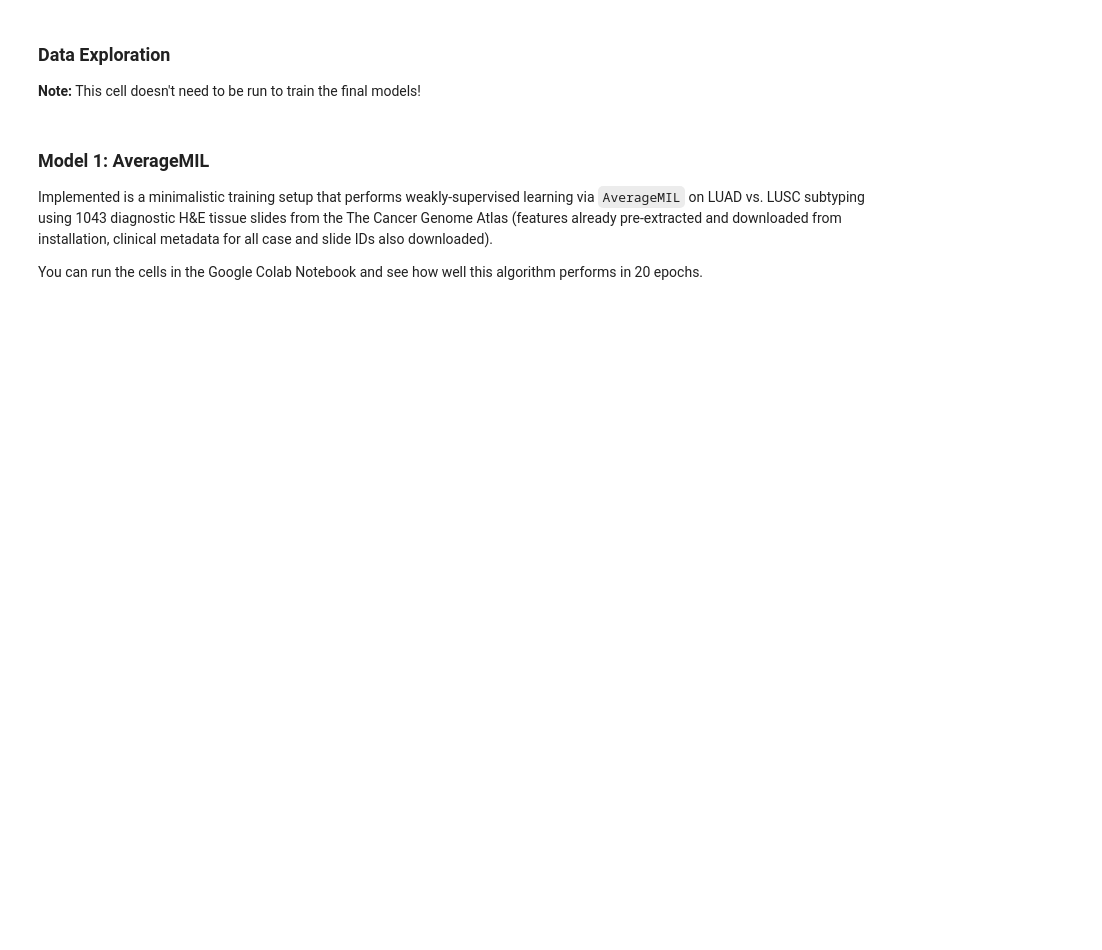
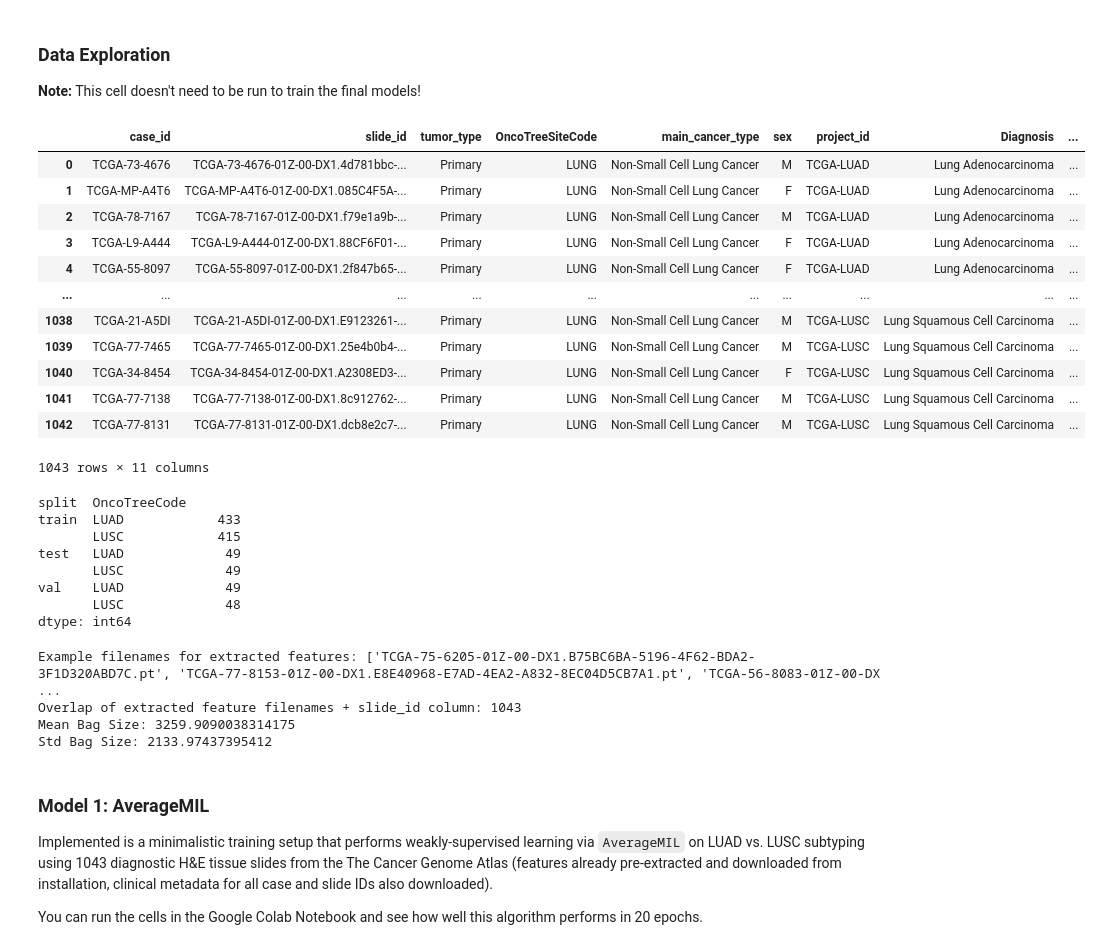
Before and after one commit to guillaumejaume/mil-tutorial, a Jupyter notebook: Session 2 -- Multiple Instance Learning.ipynb, the cells around one changed output. Cells and saved outputs as stored; diff of their text form; code cells hidden in the pictures; blank space fills up the shorter version.

```diff
--- a/Session 2 -- Multiple Instance Learning.ipynb
+++ b/Session 2 -- Multiple Instance Learning.ipynb
@@ -117,27 +152,57 @@ print("Bag Shape", np.vstack(H).shape)
 **Note:** This cell doesn't need to be run to train the final models!
 # %%
 # where we downloaded the features and label csv to
-feats_dirpath, csv_fpath = './feats_pt/', './tcga_lung_splits.csv'
+use_drive = False
+if use_drive:
+  feats_dirpath, csv_fpath = '/content/drive/My Drive/ai4healthsummerschool/feats_pt/', '/content/drive/My Drive/ai4healthsummerschool/tcga_lung_splits.csv'
+else:
+  feats_dirpath, csv_fpath = './feats_pt/', './tcga_lung_splits.csv'
 
 # label csv matches case_id (patient), slide_id (WSI image filename), and diagnosis (LUAD vs LUSC)
 # as well as pre-defined splits (train / val / test)
 df = pd.read_csv(csv_fpath)
 display(df)
 display(df[['split', 'OncoTreeCode']].value_counts())
 
 # extracted feature filenames + slide_id column match
 feats_pt_fnames = pd.Series(os.listdir(feats_dirpath))
 print("Example filenames for extracted features:", list(feats_pt_fnames[:5]))
 print("Overlap of extracted feature filenames + slide_id column:",
       len(set(df['slide_id']).intersection(set(feats_pt_fnames.str[:-3]))))
 
 # statistics about the size of each bag
 bag_sizes = []
 for e in os.scandir(feats_dirpath):
     feats_pt = torch.load(e.path)    # [M x d]-dim tensor
     bag_sizes.append(feats_pt.shape[0])
 print('Mean Bag Size:', np.mean(bag_sizes))
 print('Std Bag Size:', np.std(bag_sizes))
+# %% [output]
+|  | case_id | slide_id | tumor_type | OncoTreeSiteCode | main_cancer_type | sex | project_id | Diagnosis | ... |
+| 0 | TCGA-73-4676 | TCGA-73-4676-01Z-00-DX1.4d781bbc-... | Primary | LUNG | Non-Small Cell Lung Cancer | M | TCGA-LUAD | Lung Adenocarcinoma | ... |
+| 1 | TCGA-MP-A4T6 | TCGA-MP-A4T6-01Z-00-DX1.085C4F5A-... | Primary | LUNG | Non-Small Cell Lung Cancer | F | TCGA-LUAD | Lung Adenocarcinoma | ... |
+| 2 | TCGA-78-7167 | TCGA-78-7167-01Z-00-DX1.f79e1a9b-... | Primary | LUNG | Non-Small Cell Lung Cancer | M | TCGA-LUAD | Lung Adenocarcinoma | ... |
+| 3 | TCGA-L9-A444 | TCGA-L9-A444-01Z-00-DX1.88CF6F01-... | Primary | LUNG | Non-Small Cell Lung Cancer | F | TCGA-LUAD | Lung Adenocarcinoma | ... |
+| 4 | TCGA-55-8097 | TCGA-55-8097-01Z-00-DX1.2f847b65-... | Primary | LUNG | Non-Small Cell Lung Cancer | F | TCGA-LUAD | Lung Adenocarcinoma | ... |
+| ... | ... | ... | ... | ... | ... | ... | ... | ... | ... |
+| 1038 | TCGA-21-A5DI | TCGA-21-A5DI-01Z-00-DX1.E9123261-... | Primary | LUNG | Non-Small Cell Lung Cancer | M | TCGA-LUSC | Lung Squamous Cell Carcinoma | ... |
+| 1039 | TCGA-77-7465 | TCGA-77-7465-01Z-00-DX1.25e4b0b4-... | Primary | LUNG | Non-Small Cell Lung Cancer | M | TCGA-LUSC | Lung Squamous Cell Carcinoma | ... |
+| 1040 | TCGA-34-8454 | TCGA-34-8454-01Z-00-DX1.A2308ED3-... | Primary | LUNG | Non-Small Cell Lung Cancer | F | TCGA-LUSC | Lung Squamous Cell Carcinoma | ... |
+| 1041 | TCGA-77-7138 | TCGA-77-7138-01Z-00-DX1.8c912762-... | Primary | LUNG | Non-Small Cell Lung Cancer | M | TCGA-LUSC | Lung Squamous Cell Carcinoma | ... |
+| 1042 | TCGA-77-8131 | TCGA-77-8131-01Z-00-DX1.dcb8e2c7-... | Primary | LUNG | Non-Small Cell Lung Cancer | M | TCGA-LUSC | Lung Squamous Cell Carcinoma | ... |
+1043 rows × 11 columns
+split  OncoTreeCode
+train  LUAD            433
+       LUSC            415
+test   LUAD             49
+       LUSC             49
+val    LUAD             49
+       LUSC             48
+dtype: int64
+Example filenames for extracted features: ['TCGA-75-6205-01Z-00-DX1.B75BC6BA-5196-4F62-BDA2-3F1D320ABD7C.pt', 'TCGA-77-8153-01Z-00-DX1.E8E40968-E7AD-4EA2-A832-8EC04D5CB7A1.pt', 'TCGA-56-8083-01Z-00-DX ...
+Overlap of extracted feature filenames + slide_id column: 1043
+Mean Bag Size: 3259.9090038314175
+Std Bag Size: 2133.97437395412
 # %% [markdown]
 ### Model 1:  AverageMIL
 
```
Also changed, not shown: parts of 8 cells of this notebook.
